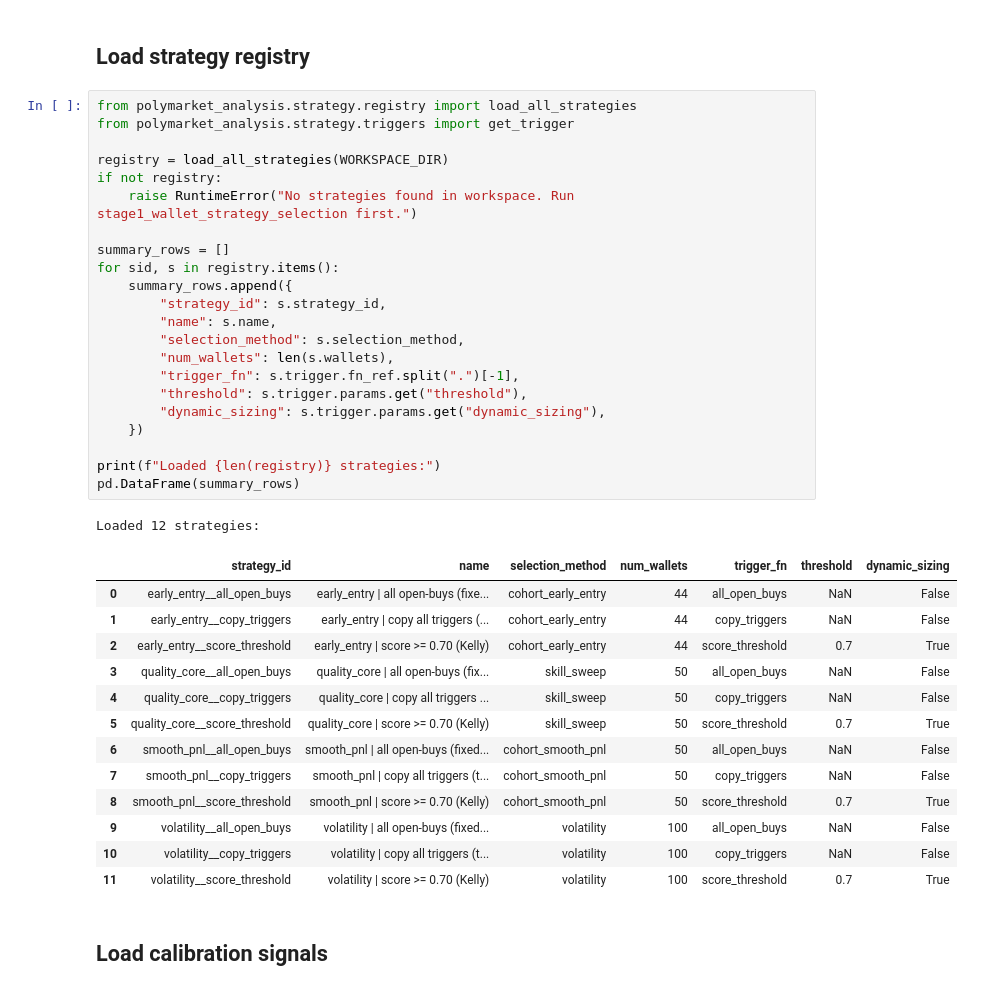
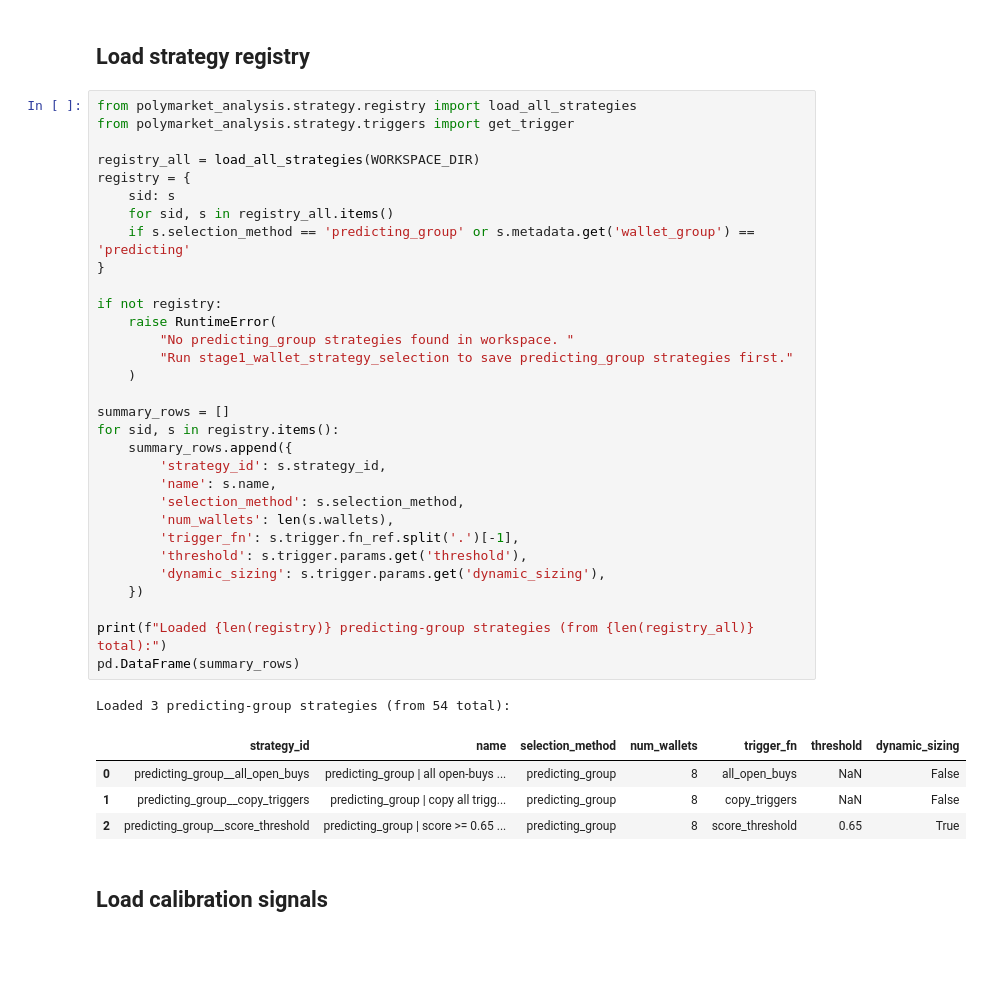
Before and after one commit to vobornij/polymarket, a Jupyter notebook: notebooks/flow/stage2_backtest.ipynb, the cells around one changed output. Saved outputs shown, nothing was run; the diff lists cells and outputs as text; blank space fills up the shorter version.

```diff
--- a/notebooks/flow/stage2_backtest.ipynb
+++ b/notebooks/flow/stage2_backtest.ipynb
@@ -105,40 +102,40 @@ END_DATE_TRAIN=2026-02-15  TRAIN_A_END_DATE=2025-08-18
 # %%
 from polymarket_analysis.strategy.registry import load_all_strategies
 from polymarket_analysis.strategy.triggers import get_trigger
 
-registry = load_all_strategies(WORKSPACE_DIR)
+registry_all = load_all_strategies(WORKSPACE_DIR)
+registry = {
+    sid: s
+    for sid, s in registry_all.items()
+    if s.selection_method == 'predicting_group' or s.metadata.get('wallet_group') == 'predicting'
+}
+
 if not registry:
-    raise RuntimeError("No strategies found in workspace. Run stage1_wallet_strategy_selection first.")
+    raise RuntimeError(
+        "No predicting_group strategies found in workspace. "
+        "Run stage1_wallet_strategy_selection to save predicting_group strategies first."
+    )
 
 summary_rows = []
 for sid, s in registry.items():
     summary_rows.append({
-        "strategy_id": s.strategy_id,
-        "name": s.name,
-        "selection_method": s.selection_method,
-        "num_wallets": len(s.wallets),
-        "trigger_fn": s.trigger.fn_ref.split(".")[-1],
-        "threshold": s.trigger.params.get("threshold"),
-        "dynamic_sizing": s.trigger.params.get("dynamic_sizing"),
+        'strategy_id': s.strategy_id,
+        'name': s.name,
+        'selection_method': s.selection_method,
+        'num_wallets': len(s.wallets),
+        'trigger_fn': s.trigger.fn_ref.split('.')[-1],
+        'threshold': s.trigger.params.get('threshold'),
+        'dynamic_sizing': s.trigger.params.get('dynamic_sizing'),
     })
 
-print(f"Loaded {len(registry)} strategies:")
+print(f"Loaded {len(registry)} predicting-group strategies (from {len(registry_all)} total):")
 pd.DataFrame(summary_rows)
 # %% [output]
-Loaded 12 strategies:
+Loaded 3 predicting-group strategies (from 54 total):
 |  | strategy_id | name | selection_method | num_wallets | trigger_fn | threshold | dynamic_sizing |
-| 0 | early_entry__all_open_buys | early_entry | all open-buys (fixe... | cohort_early_entry | 44 | all_open_buys | NaN | False |
-| 1 | early_entry__copy_triggers | early_entry | copy all triggers (... | cohort_early_entry | 44 | copy_triggers | NaN | False |
-| 2 | early_entry__score_threshold | early_entry | score >= 0.70 (Kelly) | cohort_early_entry | 44 | score_threshold | 0.7 | True |
-| 3 | quality_core__all_open_buys | quality_core | all open-buys (fix... | skill_sweep | 50 | all_open_buys | NaN | False |
-| 4 | quality_core__copy_triggers | quality_core | copy all triggers ... | skill_sweep | 50 | copy_triggers | NaN | False |
-| 5 | quality_core__score_threshold | quality_core | score >= 0.70 (Kelly) | skill_sweep | 50 | score_threshold | 0.7 | True |
-| 6 | smooth_pnl__all_open_buys | smooth_pnl | all open-buys (fixed... | cohort_smooth_pnl | 50 | all_open_buys | NaN | False |
-| 7 | smooth_pnl__copy_triggers | smooth_pnl | copy all triggers (t... | cohort_smooth_pnl | 50 | copy_triggers | NaN | False |
-| 8 | smooth_pnl__score_threshold | smooth_pnl | score >= 0.70 (Kelly) | cohort_smooth_pnl | 50 | score_threshold | 0.7 | True |
-| 9 | volatility__all_open_buys | volatility | all open-buys (fixed... | volatility | 100 | all_open_buys | NaN | False |
-| 10 | volatility__copy_triggers | volatility | copy all triggers (t... | volatility | 100 | copy_triggers | NaN | False |
-| 11 | volatility__score_threshold | volatility | score >= 0.70 (Kelly) | volatility | 100 | score_threshold | 0.7 | True |
+| 0 | predicting_group__all_open_buys | predicting_group | all open-buys ... | predicting_group | 8 | all_open_buys | NaN | False |
+| 1 | predicting_group__copy_triggers | predicting_group | copy all trigg... | predicting_group | 8 | copy_triggers | NaN | False |
+| 2 | predicting_group__score_threshold | predicting_group | score >= 0.65 ... | predicting_group | 8 | score_threshold | 0.65 | True |
 # %% [markdown]
 ## Load calibration signals
 # %%
```
Also changed, not shown: parts of 7 cells of this notebook, 2 other files.
